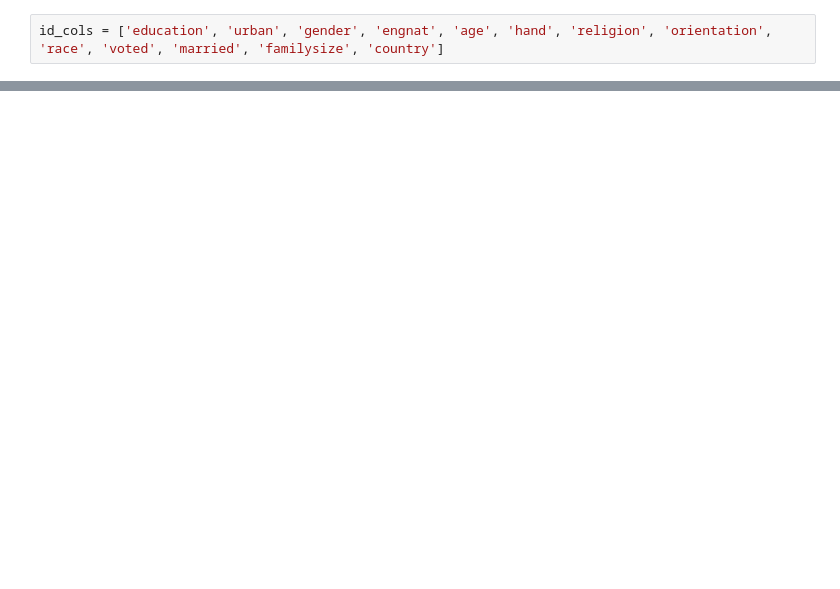
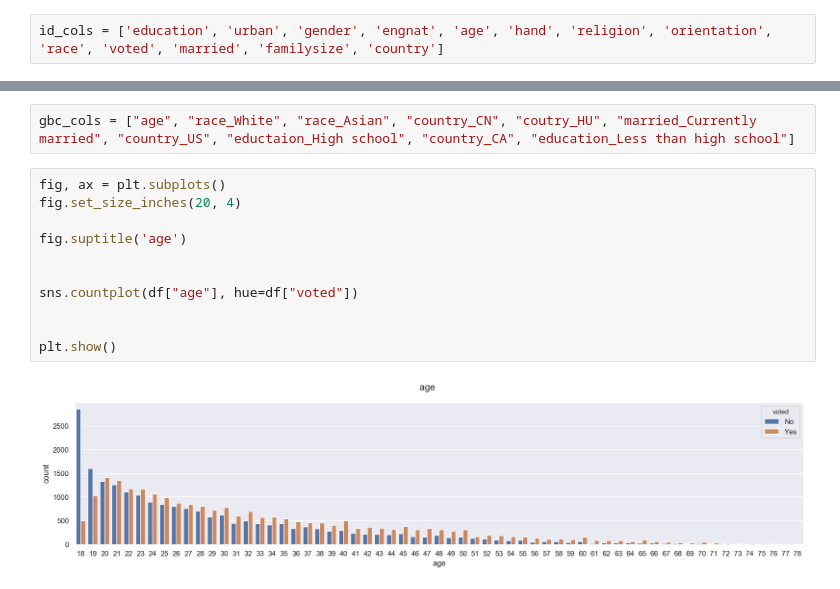
Before and after one commit to dss-14th/ml-repo-3, a Jupyter notebook: kw/corr_id_datas.ipynb, the cells around one changed output, grey strips where cells are left out. Saved outputs shown, nothing was run; the diff lists cells and outputs as text; blank space fills up the shorter version.

```diff
--- a/kw/corr_id_datas.ipynb
+++ b/kw/corr_id_datas.ipynb
@@ -44,0 +137,15 @@ df_id.tail()
+# %%
+gbc_cols = ["age", "race_White", "race_Asian", "country_CN", "coutry_HU", "married_Currently married", "country_US", "eductaion_High school", "country_CA", "education_Less than high school"]
+# %%
+fig, ax = plt.subplots()
+fig.set_size_inches(20, 4)
+
+fig.suptitle('age')
+
+
+sns.countplot(df["age"], hue=df["voted"])
+
+
+plt.show()
+# %% [output]
+[figure, added]
```
Also changed, not shown: parts of 19 cells of this notebook.
